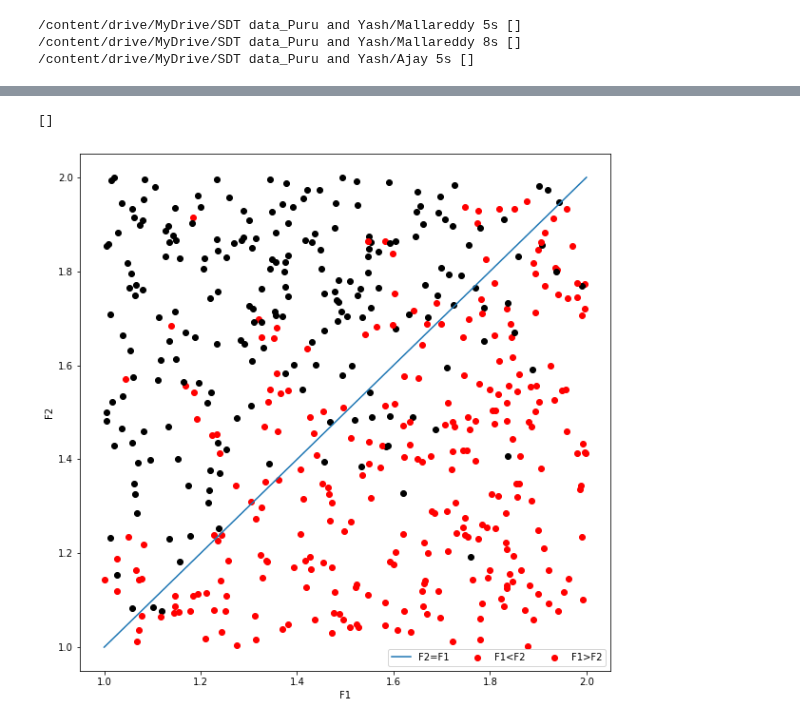
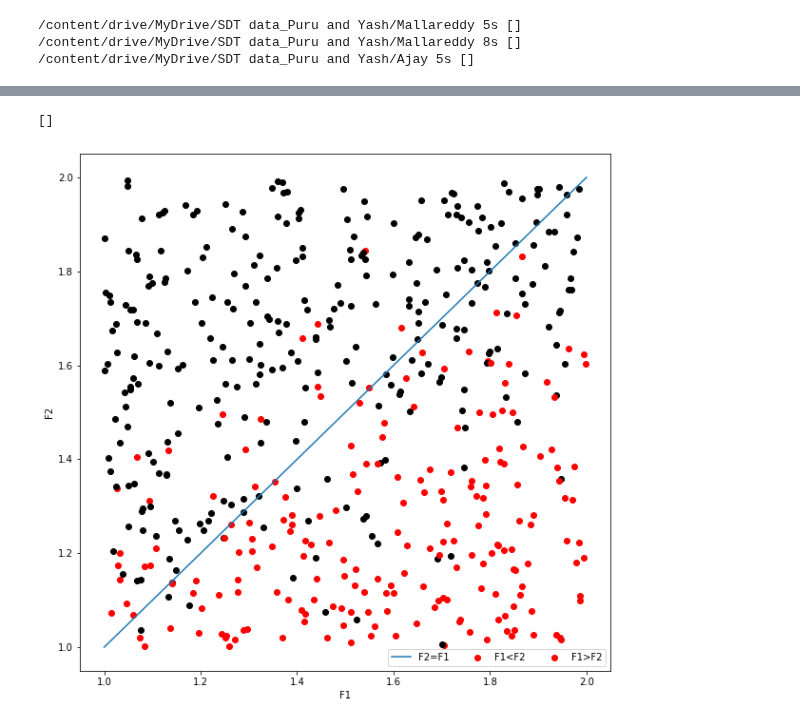
Before and after one commit to Puru-Raj/Analysis-of-JND, a Jupyter notebook: SVM.ipynb, the cells around one changed output, grey strips where cells are left out. Cells and saved outputs as stored; diff of their text form; code cells hidden in the pictures.

```diff
--- a/SVM.ipynb
+++ b/SVM.ipynb
@@ -35,7 +37,7 @@ for root, dirs, files in os.walk(path):
 import pandas as pd
 import seaborn as sns
 
-mainHead=pd.read_csv('/content/Mallareddy 0.5s.csv')
+mainHead=pd.read_csv('/content/Agradeep 5s.csv')
 # %%
 x=mainHead['F1']
 x
@@ -90,14 +77,17 @@ Name: Response, Length: 499, dtype: int64
+# %%
+dfg=z.to_numpy()
 # %%
 plt.figure(figsize=(10, 10))
 ax = plt.axes()
-for i in range(len(z)):
+
+for i in range(len(dfg)):
   ax.scatter(x[i],y[i],color = 'red' if z[i]==1 else 'black')
 ax.plot([1,2], [1, 2])
 
 plt.legend(["F2=F1" , "F1<F2","F1>F2"],ncol = 3 , loc = "lower right")
 plt.xlabel('F1')
 plt.ylabel('F2')
 plt.plot()
 # %% [output]
 []
-[figure, old version]
+[figure, new version]
```
Also changed, not shown: parts of 27 cells of this notebook.
